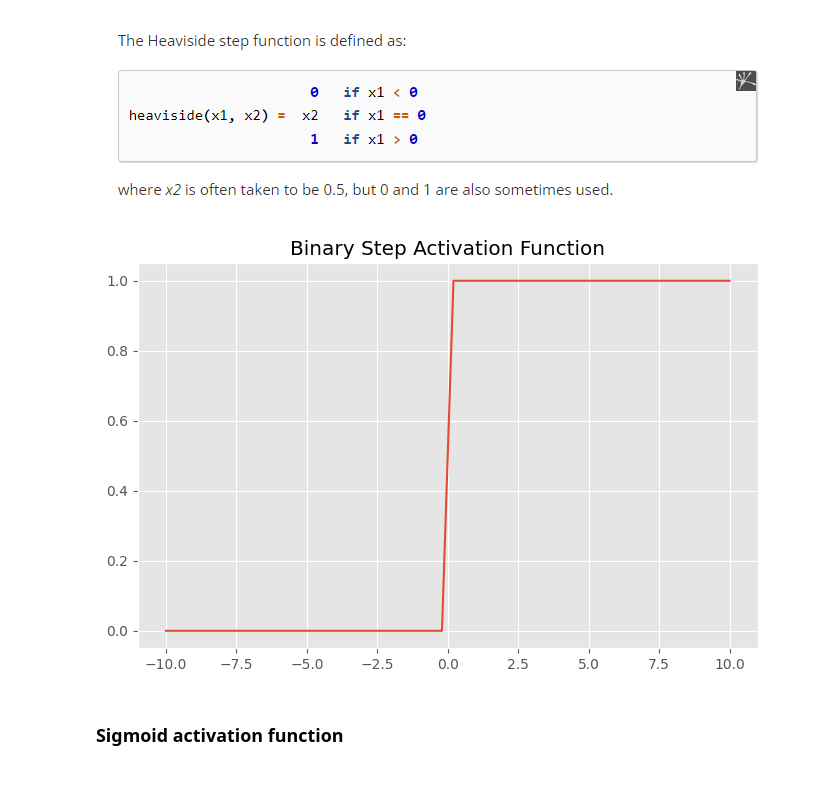
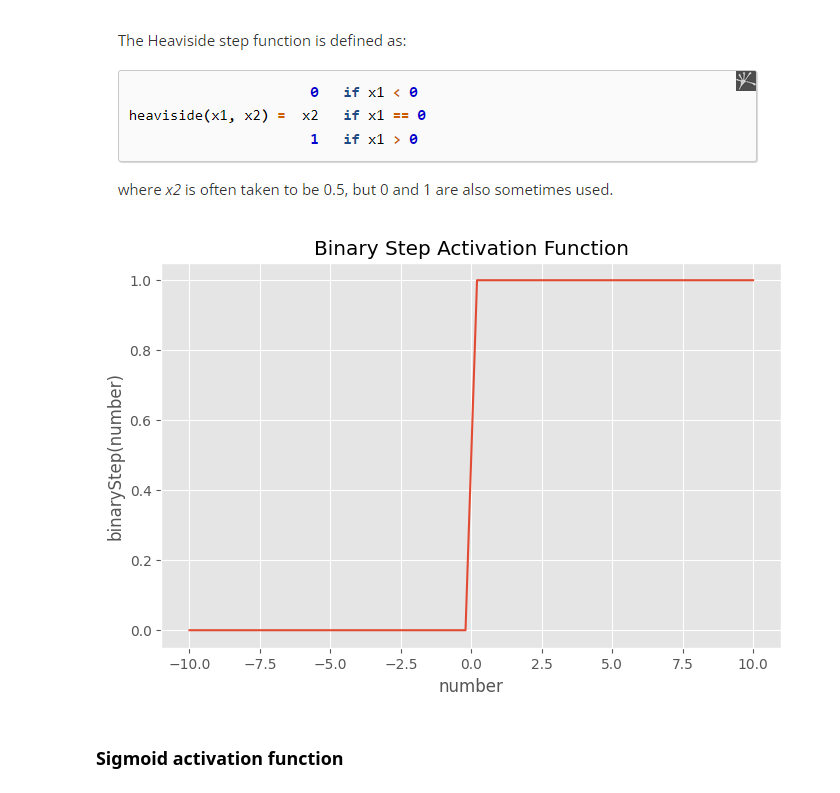
Before and after one commit to alaminbhuyan/Activation-Function-Implementation, a Jupyter notebook: Activation Function.ipynb, the cells around one changed output. Cells and saved outputs as stored; diff of their text form; code cells hidden in the pictures.

```diff
--- a/Activation Function.ipynb
+++ b/Activation Function.ipynb
@@ -52,18 +54,20 @@ Link: https://numpy.org/doc/stable/reference/generated/numpy.heaviside.html
 # %%
 plt.style.use('ggplot')
 plt.figure(figsize=(8,5))
 
 def binaryStep(number):
     return np.heaviside(number, 1)
 
 number = np.linspace(-10, 10)
 # print("The numbers are: ", number)
 plt.plot(number, binaryStep(number))
 plt.plot([0.5])
 plt.title("Binary Step Activation Function")
+plt.xlabel(xlabel="number")
+plt.ylabel(ylabel="binaryStep(number)")
 plt.show()
 # %% [output]
-[figure, old version]
+[figure, new version]
 # %% [markdown]
 ### Sigmoid activation function
 # %% [markdown]
```
Also changed, not shown: parts of 10 cells of this notebook.
